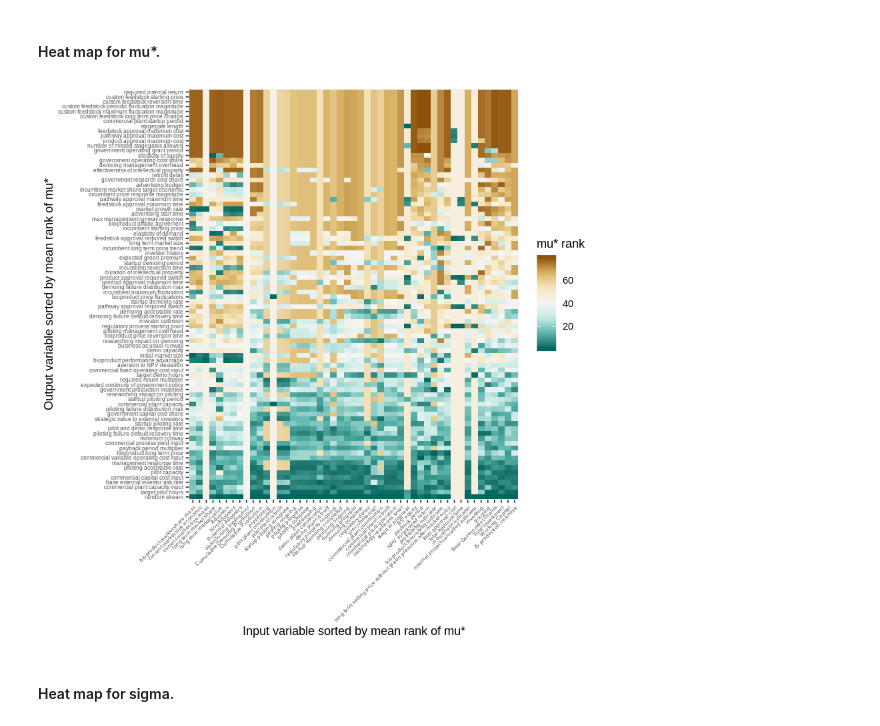
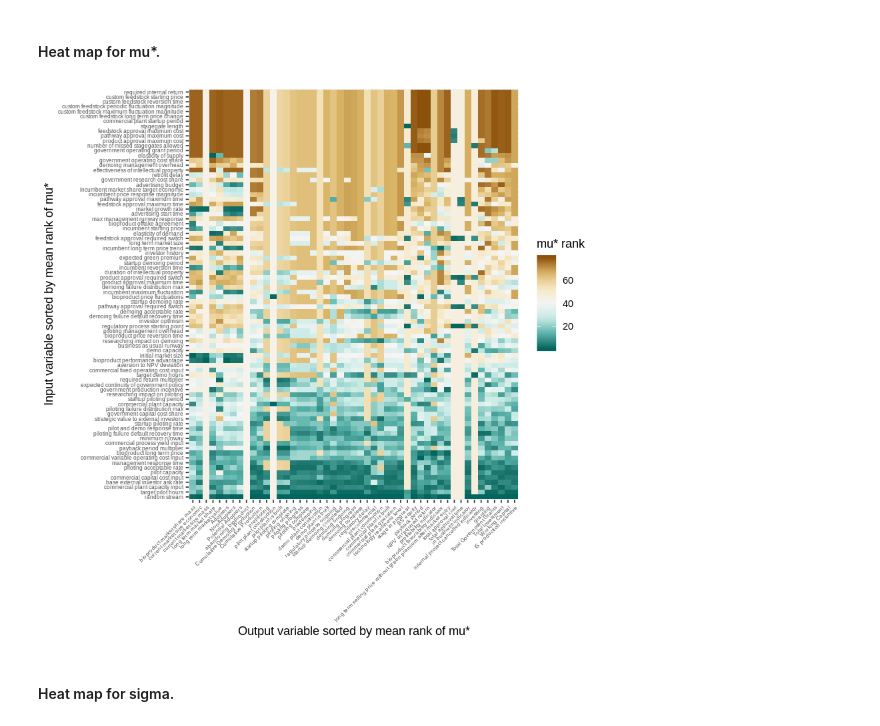
Before and after one commit to NREL/BioproductTransitionDynamics, a Jupyter notebook: sensitivity/btd-elementary-effects-v12.ipynb, the cells around one changed output. Cells and saved outputs as stored; diff of their text form; code cells hidden in the pictures.

Commit message:
fixed typo in heatmap axis labels

```diff
--- a/sensitivity/btd-elementary-effects-v12.ipynb
+++ b/sensitivity/btd-elementary-effects-v12.ipynb
@@ -335,28 +335,28 @@ Interpretations:
 # %%
 ggplot(
     z.results,
     aes(
         x=factor(
             Output,
             levels=z.results[, .(`sort` = mean(`mu* rank`)), by=.(Output)][order(sort), `Output`]
         ),
         y=factor(
             Input,
             levels=z.results[, .(`sort` = mean(`mu* rank`)), by=.(Input)][order(sort), `Input`]
         ),
         fill=`mu* rank`
     )
 ) +
     geom_tile() +
     scale_fill_distiller(type="div") +
-    xlab("Input variable sorted by mean rank of mu*") +
-    ylab("Output variable sorted by mean rank of mu*") +
+    xlab("Output variable sorted by mean rank of mu*") +
+    ylab("Input variable sorted by mean rank of mu*") +
     theme(
         axis.text=element_text(size=5),
         axis.text.x = element_text(angle = 45, hjust=1)
     )
 # %% [output]
-[figure, old version]
+[figure, new version]
 # %% [markdown]
 #### Heat map for sigma.
 # %%
```
Also changed, not shown: parts of 6 cells of this notebook, 1 other file.
